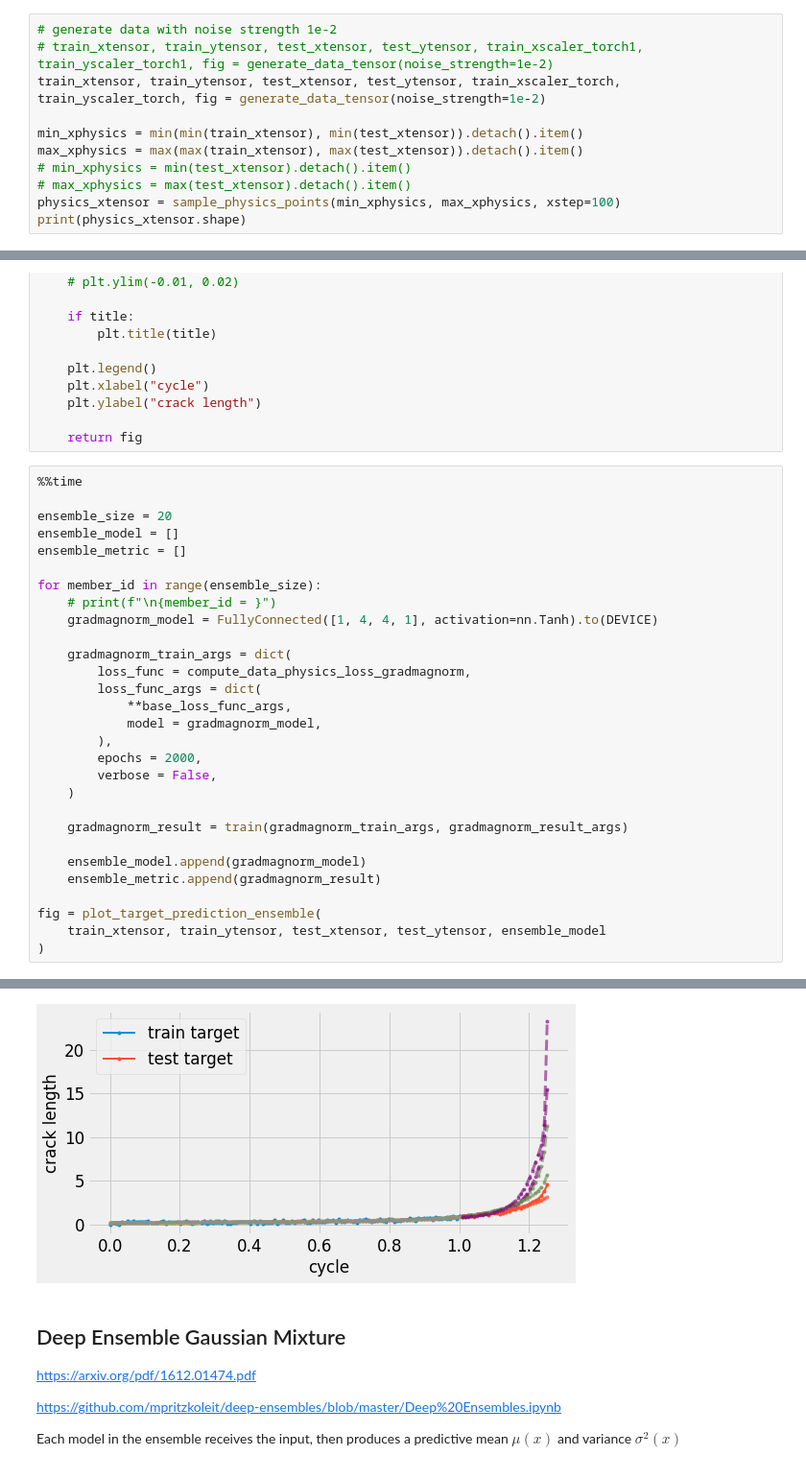
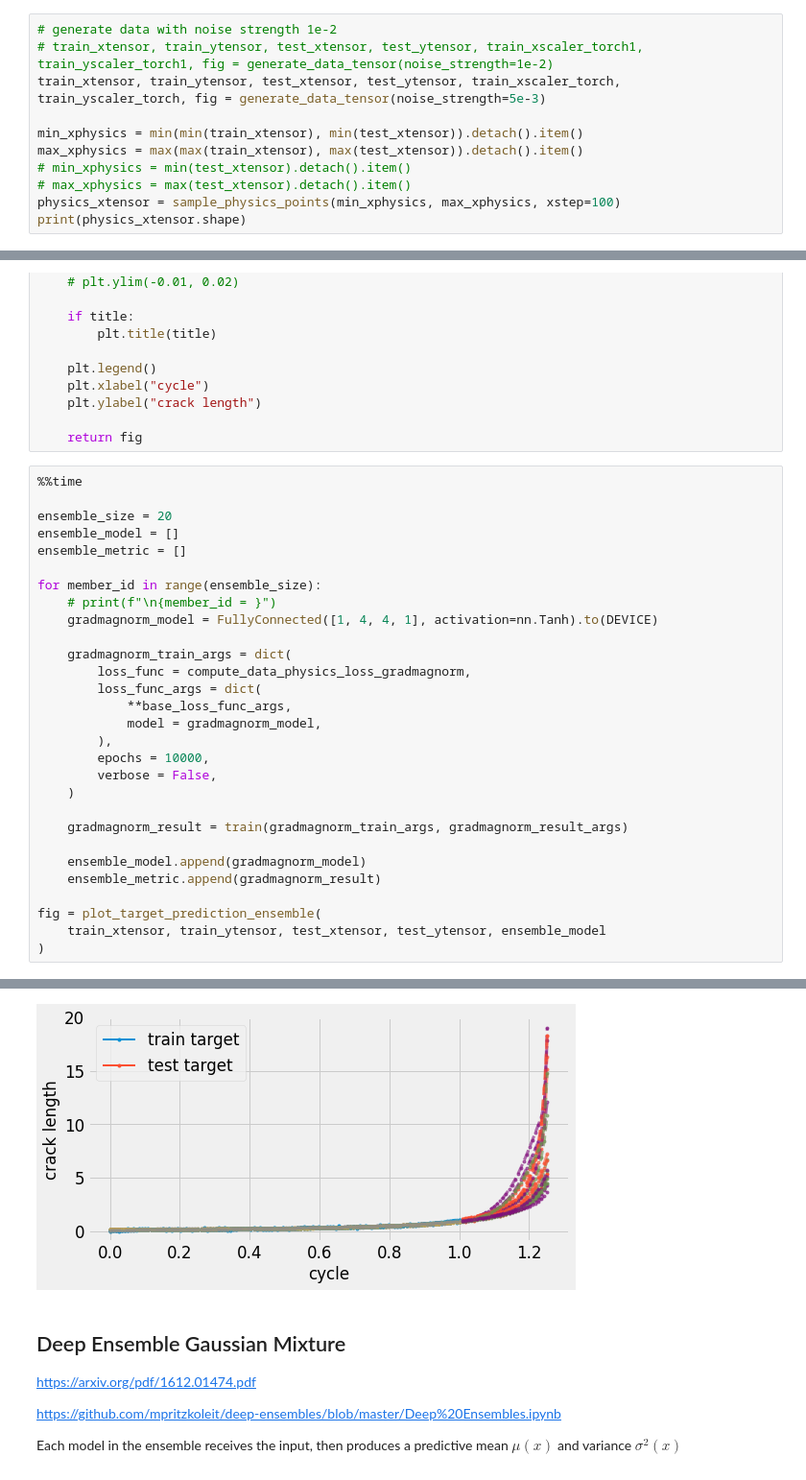
Before and after one commit to phanav/probabilistic-physics-satie, a Jupyter notebook: src/probabilistic_physics_inform_v3.ipynb, the cells around one changed output, grey strips where cells are left out. Shown at 96% size. Drawn from its saved outputs; the diff is of its cells as text.

Commit message:
change ensemble mixture epoch from 2000 to 10000 for the case of 5e-3 noise

```diff
--- a/src/probabilistic_physics_inform_v3.ipynb
+++ b/src/probabilistic_physics_inform_v3.ipynb
@@ -322,7 +322,7 @@ def generate_data_tensor(noise_strength=1e-2):
 # %%
 # generate data with noise strength 1e-2
 # train_xtensor, train_ytensor, test_xtensor, test_ytensor, train_xscaler_torch1, train_yscaler_torch1, fig = generate_data_tensor(noise_strength=1e-2)
-train_xtensor, train_ytensor, test_xtensor, test_ytensor, train_xscaler_torch, train_yscaler_torch, fig = generate_data_tensor(noise_strength=1e-2)
+train_xtensor, train_ytensor, test_xtensor, test_ytensor, train_xscaler_torch, train_yscaler_torch, fig = generate_data_tensor(noise_strength=5e-3)
 
 min_xphysics = min(min(train_xtensor), min(test_xtensor)).detach().item()
 max_xphysics = max(max(train_xtensor), max(test_xtensor)).detach().item()
@@ -953,7 +953,7 @@ for member_id in range(ensemble_size):
             **base_loss_func_args,
             model = gradmagnorm_model,
         ),
-        epochs = 2000,
+        epochs = 10000,
         verbose = False,
     )
 
@@ -971,4 +971,4 @@ Wall time: 1min 14s
-[figure, old version]
+[figure, new version]
 # %% [markdown]
 ## Deep Ensemble Gaussian Mixture
 
```
Also changed, not shown: parts of 27 cells of this notebook.
